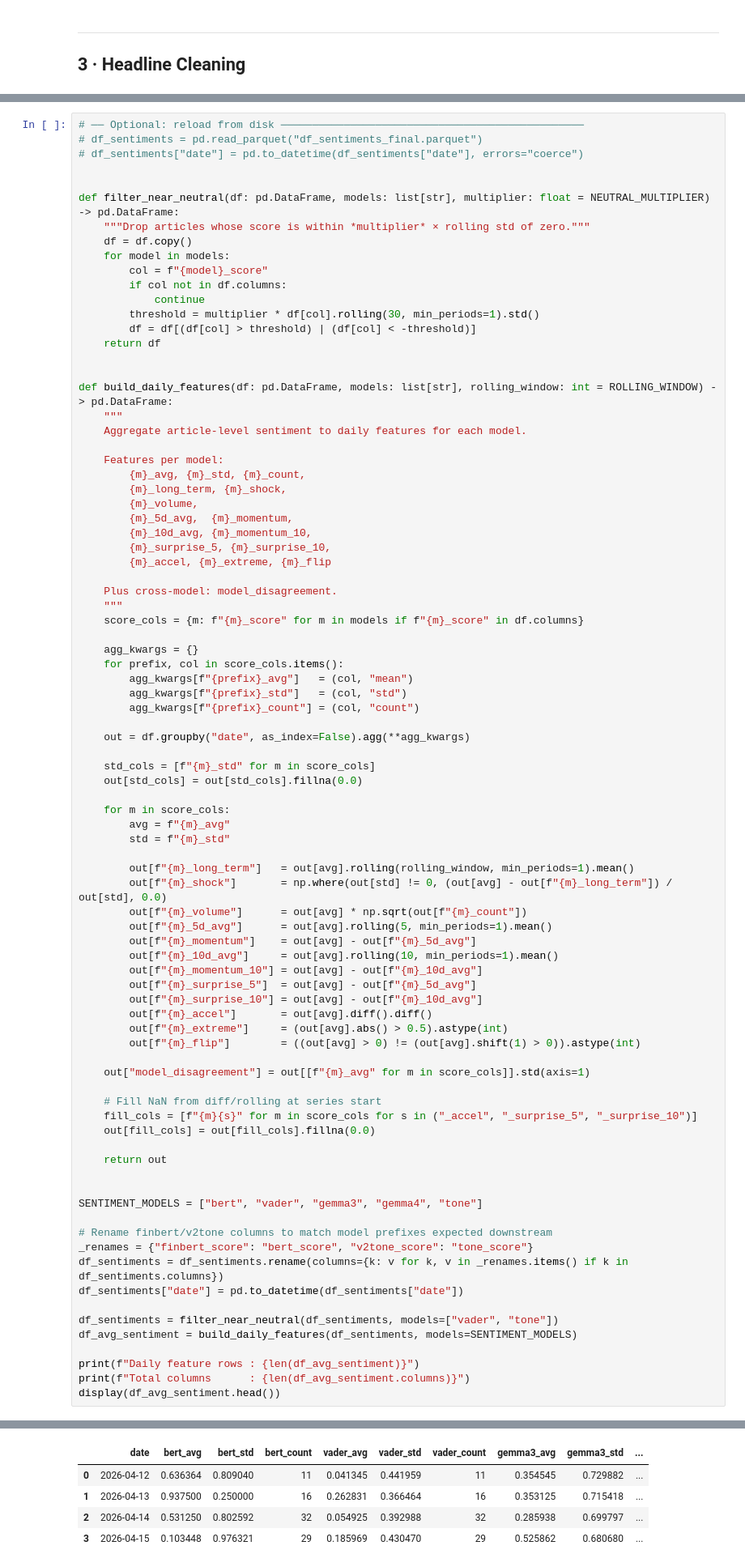
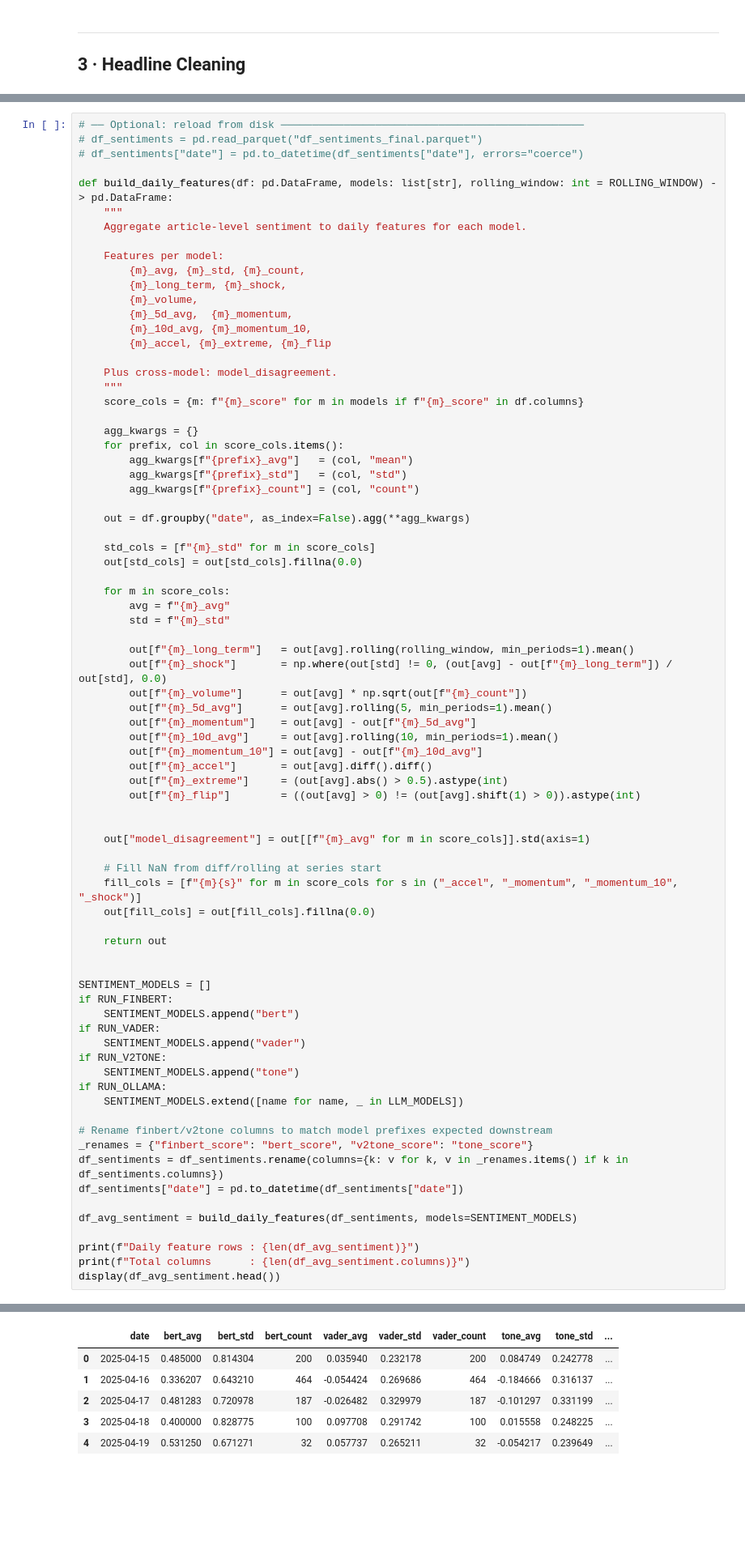
Before and after one commit to TheJoeGoncalves/sentiment-stock-signal, a Jupyter notebook: StockNewsSentimentJN.ipynb, the cells around one changed output, grey strips where cells are left out. Shown at 81% size. Saved outputs shown, nothing was run; the diff lists cells and outputs as text; blank space fills up the shorter version.

```diff
--- a/StockNewsSentimentJN.ipynb
+++ b/StockNewsSentimentJN.ipynb
@@ -647,19 +678,6 @@ and a cross-model disagreement signal.
 # ── Optional: reload from disk ────────────────────────────────────────────────
 # df_sentiments = pd.read_parquet("df_sentiments_final.parquet")
 # df_sentiments["date"] = pd.to_datetime(df_sentiments["date"], errors="coerce")
-
-
-def filter_near_neutral(df: pd.DataFrame, models: list[str], multiplier: float = NEUTRAL_MULTIPLIER) -> pd.DataFrame:
-    """Drop articles whose score is within *multiplier* × rolling std of zero."""
-    df = df.copy()
-    for model in models:
-        col = f"{model}_score"
-        if col not in df.columns:
-            continue
-        threshold = multiplier * df[col].rolling(30, min_periods=1).std()
-        df = df[(df[col] > threshold) | (df[col] < -threshold)]
-    return df
-
 
 def build_daily_features(df: pd.DataFrame, models: list[str], rolling_window: int = ROLLING_WINDOW) -> pd.DataFrame:
     """
@@ -671,7 +689,6 @@ def build_daily_features(df: pd.DataFrame, models: list[str], rolling_window: in
         {m}_volume,
         {m}_5d_avg,  {m}_momentum,
         {m}_10d_avg, {m}_momentum_10,
-        {m}_surprise_5, {m}_surprise_10,
         {m}_accel, {m}_extreme, {m}_flip
 
     Plus cross-model: model_disagreement.
@@ -700,29 +717,35 @@ def build_daily_features(df: pd.DataFrame, models: list[str], rolling_window: in
         out[f"{m}_momentum"]    = out[avg] - out[f"{m}_5d_avg"]
         out[f"{m}_10d_avg"]     = out[avg].rolling(10, min_periods=1).mean()
         out[f"{m}_momentum_10"] = out[avg] - out[f"{m}_10d_avg"]
-        out[f"{m}_surprise_5"]  = out[avg] - out[f"{m}_5d_avg"]
-        out[f"{m}_surprise_10"] = out[avg] - out[f"{m}_10d_avg"]
         out[f"{m}_accel"]       = out[avg].diff().diff()
         out[f"{m}_extreme"]     = (out[avg].abs() > 0.5).astype(int)
         out[f"{m}_flip"]        = ((out[avg] > 0) != (out[avg].shift(1) > 0)).astype(int)
 
+
     out["model_disagreement"] = out[[f"{m}_avg" for m in score_cols]].std(axis=1)
 
     # Fill NaN from diff/rolling at series start
-    fill_cols = [f"{m}{s}" for m in score_cols for s in ("_accel", "_surprise_5", "_surprise_10")]
+    fill_cols = [f"{m}{s}" for m in score_cols for s in ("_accel", "_momentum", "_momentum_10", "_shock")]
     out[fill_cols] = out[fill_cols].fillna(0.0)
 
     return out
 
 
-SENTIMENT_MODELS = ["bert", "vader", "gemma3", "gemma4", "tone"]
+SENTIMENT_MODELS = []
+if RUN_FINBERT:
+    SENTIMENT_MODELS.append("bert")
+if RUN_VADER:
+    SENTIMENT_MODELS.append("vader")
+if RUN_V2TONE:
+    SENTIMENT_MODELS.append("tone")
+if RUN_OLLAMA:
+    SENTIMENT_MODELS.extend([name for name, _ in LLM_MODELS])
 
 # Rename finbert/v2tone columns to match model prefixes expected downstream
 _renames = {"finbert_score": "bert_score", "v2tone_score": "tone_score"}
 df_sentiments = df_sentiments.rename(columns={k: v for k, v in _renames.items() if k in df_sentiments.columns})
 df_sentiments["date"] = pd.to_datetime(df_sentiments["date"])
 
-df_sentiments = filter_near_neutral(df_sentiments, models=["vader", "tone"])
 df_avg_sentiment = build_daily_features(df_sentiments, models=SENTIMENT_MODELS)
 
 print(f"Daily feature rows : {len(df_avg_sentiment)}")
@@ -734,5 +757,6 @@ Total columns      : 77
-|  | date | bert_avg | bert_std | bert_count | vader_avg | vader_std | vader_count | gemma3_avg | gemma3_std | ... |
-| 0 | 2026-04-12 | 0.636364 | 0.809040 | 11 | 0.041345 | 0.441959 | 11 | 0.354545 | 0.729882 | ... |
-| 1 | 2026-04-13 | 0.937500 | 0.250000 | 16 | 0.262831 | 0.366464 | 16 | 0.353125 | 0.715418 | ... |
-| 2 | 2026-04-14 | 0.531250 | 0.802592 | 32 | 0.054925 | 0.392988 | 32 | 0.285938 | 0.699797 | ... |
-| 3 | 2026-04-15 | 0.103448 | 0.976321 | 29 | 0.185969 | 0.430470 | 29 | 0.525862 | 0.680680 | ... |
+|  | date | bert_avg | bert_std | bert_count | vader_avg | vader_std | vader_count | tone_avg | tone_std | ... |
+| 0 | 2025-04-15 | 0.485000 | 0.814304 | 200 | 0.035940 | 0.232178 | 200 | 0.084749 | 0.242778 | ... |
+| 1 | 2025-04-16 | 0.336207 | 0.643210 | 464 | -0.054424 | 0.269686 | 464 | -0.184666 | 0.316137 | ... |
+| 2 | 2025-04-17 | 0.481283 | 0.720978 | 187 | -0.026482 | 0.329979 | 187 | -0.101297 | 0.331199 | ... |
+| 3 | 2025-04-18 | 0.400000 | 0.828775 | 100 | 0.097708 | 0.291742 | 100 | 0.015558 | 0.248225 | ... |
+| 4 | 2025-04-19 | 0.531250 | 0.671271 | 32 | 0.057737 | 0.265211 | 32 | -0.054217 | 0.239649 | ... |
```
Also changed, not shown: parts of 18 cells of this notebook, 4 other files.
